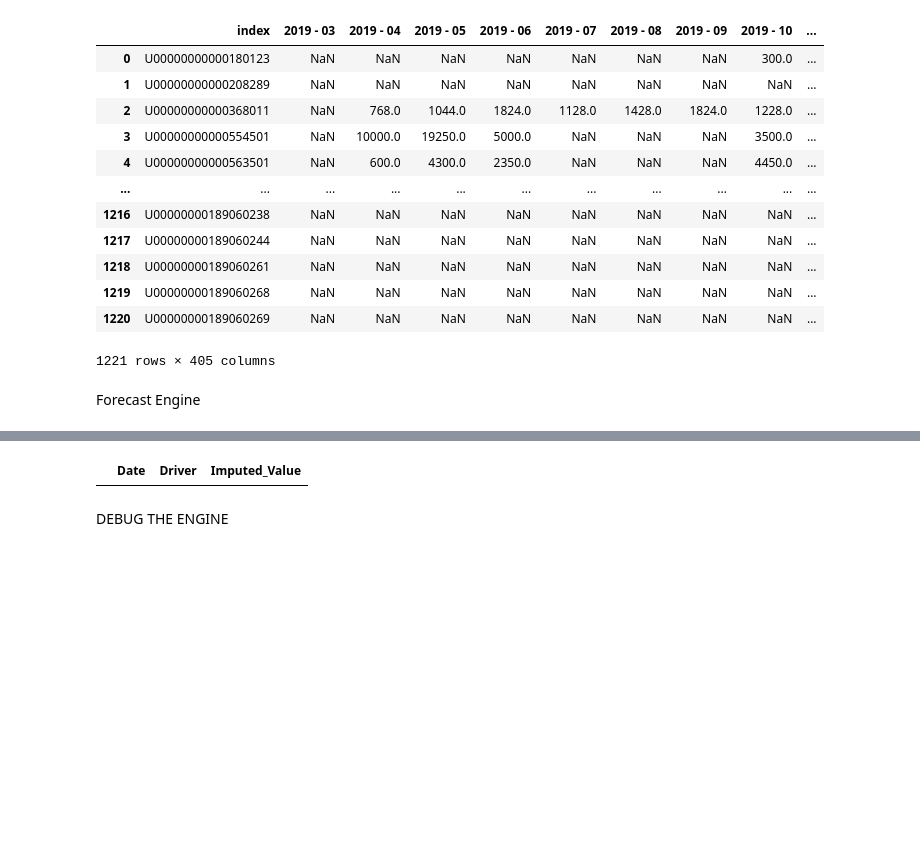
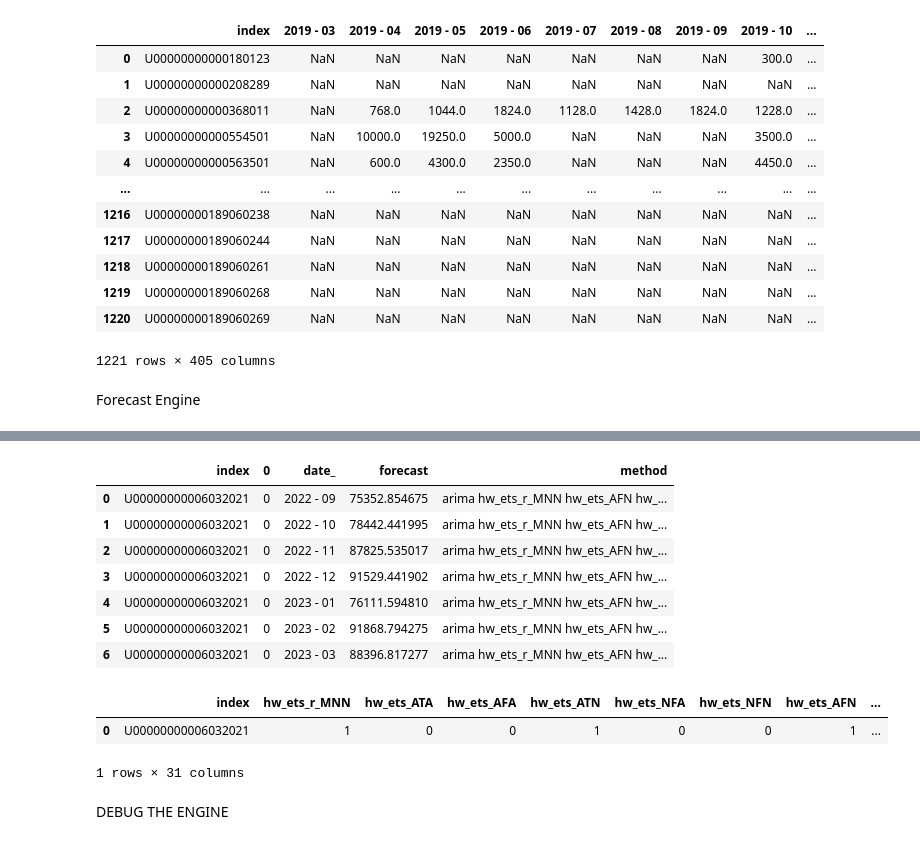
Before and after one commit to AnandMcKinsey/Thunderbird, a Jupyter notebook: Forecast_engine.ipynb, the cells around one changed output, grey strips where cells are left out. Drawn from its saved outputs; the diff is of its cells as text; code cells hidden in the pictures; blank space fills up the shorter version.

```diff
--- a/Forecast_engine.ipynb
+++ b/Forecast_engine.ipynb
@@ -605,7 +313,20 @@ ti_imputed.columns = ['Date','Driver','Imputed_Value']
-# %%
-ti_imputed
-# %% [output]
-|  | Date | Driver | Imputed_Value |
+# %%
+df_ensemble_temp
+# %% [output]
+|  | index | 0 | date_ | forecast | method |
+| 0 | U00000000006032021 | 0 | 2022 - 09 | 75352.854675 | arima hw_ets_r_MNN hw_ets_AFN hw_... |
+| 1 | U00000000006032021 | 0 | 2022 - 10 | 78442.441995 | arima hw_ets_r_MNN hw_ets_AFN hw_... |
+| 2 | U00000000006032021 | 0 | 2022 - 11 | 87825.535017 | arima hw_ets_r_MNN hw_ets_AFN hw_... |
+| 3 | U00000000006032021 | 0 | 2022 - 12 | 91529.441902 | arima hw_ets_r_MNN hw_ets_AFN hw_... |
+| 4 | U00000000006032021 | 0 | 2023 - 01 | 76111.594810 | arima hw_ets_r_MNN hw_ets_AFN hw_... |
+| 5 | U00000000006032021 | 0 | 2023 - 02 | 91868.794275 | arima hw_ets_r_MNN hw_ets_AFN hw_... |
+| 6 | U00000000006032021 | 0 | 2023 - 03 | 88396.817277 | arima hw_ets_r_MNN hw_ets_AFN hw_... |
+# %%
+df_classifier_train_set
+# %% [output]
+|  | index | hw_ets_r_MNN | hw_ets_ATA | hw_ets_AFA | hw_ets_ATN | hw_ets_NFA | hw_ets_NFN | hw_ets_AFN | ... |
+| 0 | U00000000006032021 | 1 | 0 | 0 | 1 | 0 | 0 | 1 | ... |
+1 rows × 31 columns
 # %% [markdown]
 DEBUG THE ENGINE
 # %%
```
Also changed, not shown: parts of 23 cells of this notebook, 1 other file.
